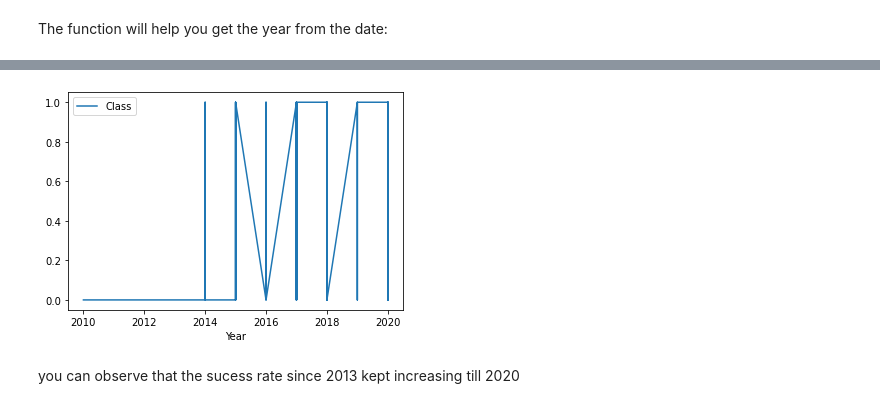
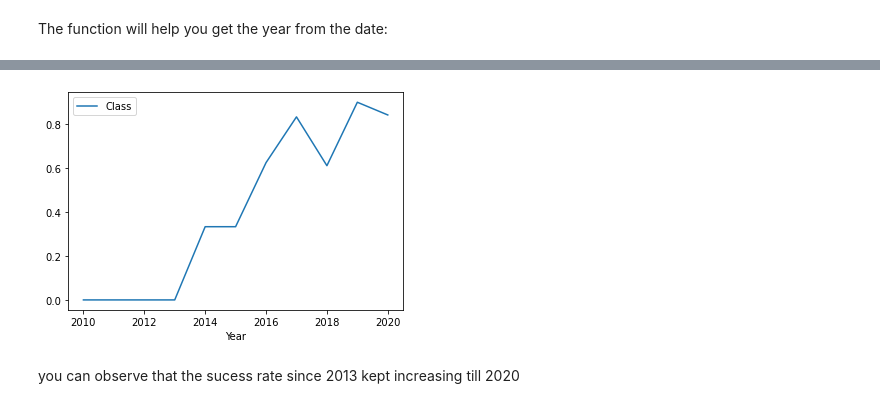
Before and after one commit to claudiohfg/ibm_space_y, a Jupyter notebook: Space_Y_004_EDA_w_Visualization_Lab.ipynb, the cells around one changed output, grey strips where cells are left out. Saved outputs shown, nothing was run; the diff lists cells and outputs as text; code cells hidden in the pictures.

Commit message:
Corrected the last plot. Used group by and mean.

```diff
--- a/Space_Y_004_EDA_w_Visualization_Lab.ipynb
+++ b/Space_Y_004_EDA_w_Visualization_Lab.ipynb
@@ -171,9 +186,9 @@ def Extract_year(date):
 # %%
 # Plot a line chart with x axis to be the extracted year and y axis to be the success rate
 df['Year'] = pd.DatetimeIndex(df['Date']).year
-df[['Year', 'Class']].plot(kind='line', x='Year', y='Class');
+df[['Year', 'Class']].groupby(by='Year').mean().reset_index().plot(kind='line', x='Year', y='Class');
 # %% [output]
-[figure, old version]
+[figure, new version]
 # %% [markdown]
 you can observe that the sucess rate since 2013 kept increasing till 2020
 # %% [markdown]
```
Also changed, not shown: parts of 1 cell of this notebook.
